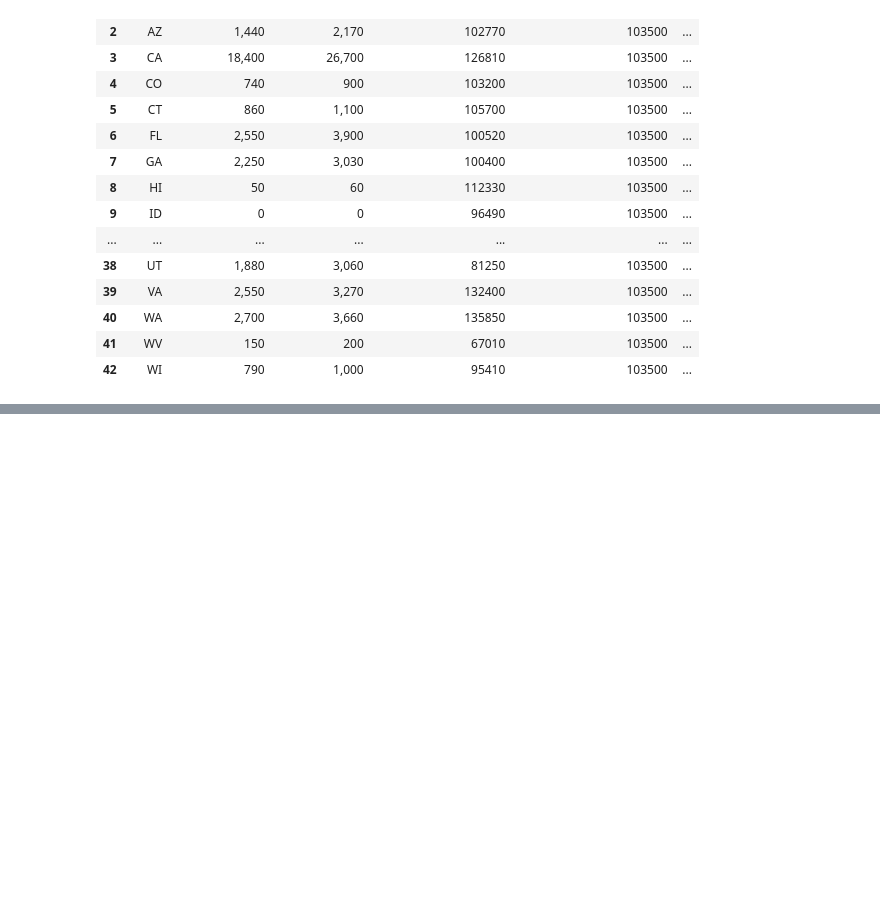
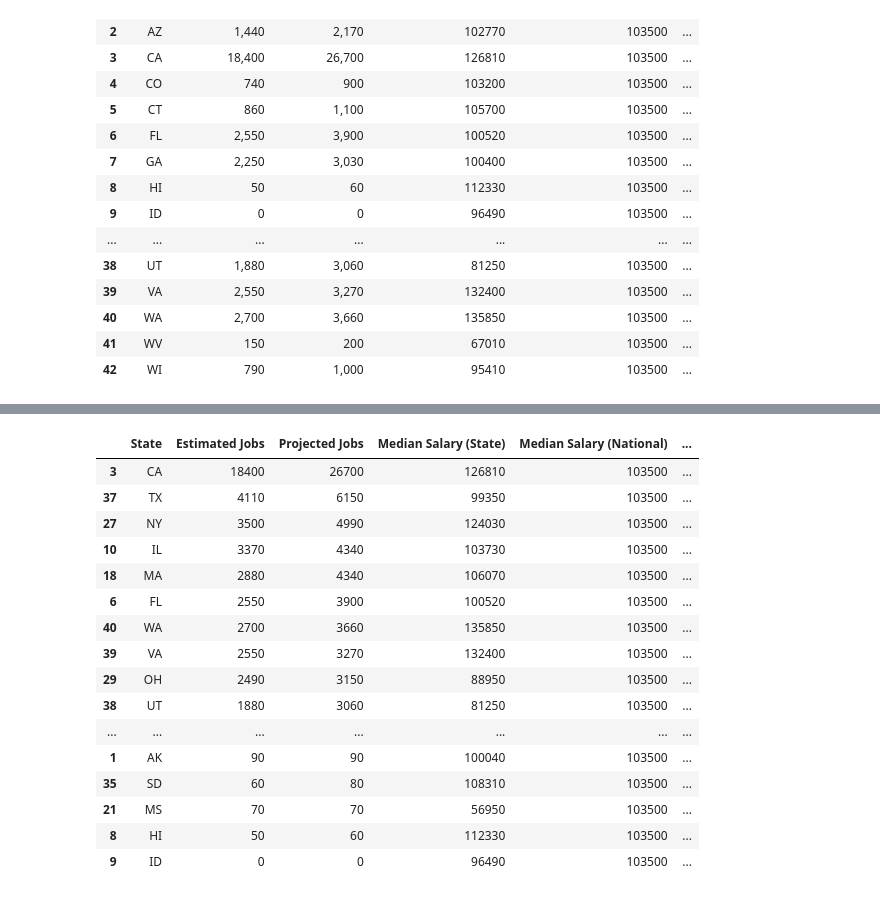
Before and after one commit to peatk/Group3_Project_-1, a Jupyter notebook: DataAnalysisDataAnalysts-AV Working Copy.ipynb, the cells around one changed output, grey strips where cells are left out. Cells and saved outputs as stored; diff of their text form; code cells hidden in the pictures; blank space fills up the shorter version.

```diff
--- a/DataAnalysisDataAnalysts-AV Working Copy.ipynb
+++ b/DataAnalysisDataAnalysts-AV Working Copy.ipynb
@@ -198,0 +257,23 @@ states_df
+# %%
+states_df['Projected Jobs'] = states_df['Projected Jobs'].astype(str)
+states_df['Projected Jobs'] = states_df['Projected Jobs'].str.replace(',','').astype(int)
+projected_jobs_states = states_df.sort_values(by='Projected Jobs',ascending=False)
+projected_jobs_states
+# %% [output]
+|  | State | Estimated Jobs | Projected Jobs | Median Salary (State) | Median Salary (National) | ... |
+| 3 | CA | 18400 | 26700 | 126810 | 103500 | ... |
+| 37 | TX | 4110 | 6150 | 99350 | 103500 | ... |
+| 27 | NY | 3500 | 4990 | 124030 | 103500 | ... |
+| 10 | IL | 3370 | 4340 | 103730 | 103500 | ... |
+| 18 | MA | 2880 | 4340 | 106070 | 103500 | ... |
+| 6 | FL | 2550 | 3900 | 100520 | 103500 | ... |
+| 40 | WA | 2700 | 3660 | 135850 | 103500 | ... |
+| 39 | VA | 2550 | 3270 | 132400 | 103500 | ... |
+| 29 | OH | 2490 | 3150 | 88950 | 103500 | ... |
+| 38 | UT | 1880 | 3060 | 81250 | 103500 | ... |
+| ... | ... | ... | ... | ... | ... | ... |
+| 1 | AK | 90 | 90 | 100040 | 103500 | ... |
+| 35 | SD | 60 | 80 | 108310 | 103500 | ... |
+| 21 | MS | 70 | 70 | 56950 | 103500 | ... |
+| 8 | HI | 50 | 60 | 112330 | 103500 | ... |
+| 9 | ID | 0 | 0 | 96490 | 103500 | ... |
```
Also changed, not shown: parts of 4 cells of this notebook, 1 other file.
